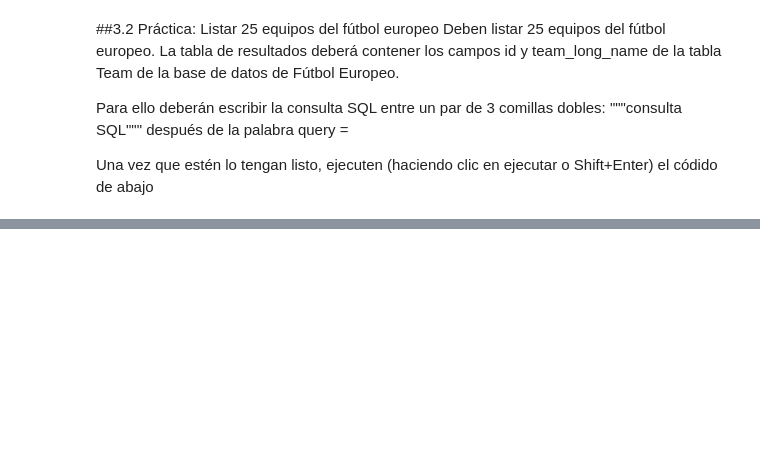
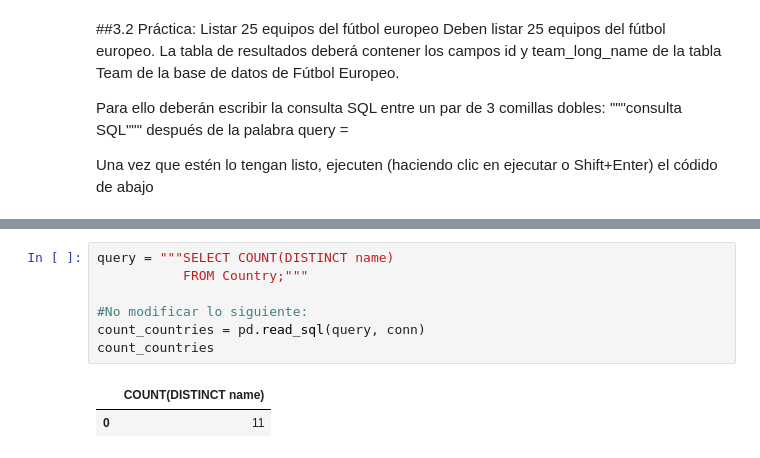
Before and after one commit to jholiner/Talento_Tech, a Jupyter notebook: Laboratorio_2.ipynb, the cells around one changed output, grey strips where cells are left out. Saved outputs shown, nothing was run; the diff lists cells and outputs as text; blank space fills up the shorter version.

```diff
--- a/Laboratorio_2.ipynb
+++ b/Laboratorio_2.ipynb
@@ -367,0 +423,10 @@ teams
+# %%
+query = """SELECT COUNT(DISTINCT name)
+           FROM Country;"""
+
+#No modificar lo siguiente:
+count_countries = pd.read_sql(query, conn)
+count_countries
+# %% [output]
+|  | COUNT(DISTINCT name) |
+| 0 | 11 |
```
Also changed, not shown: parts of 11 cells of this notebook.
